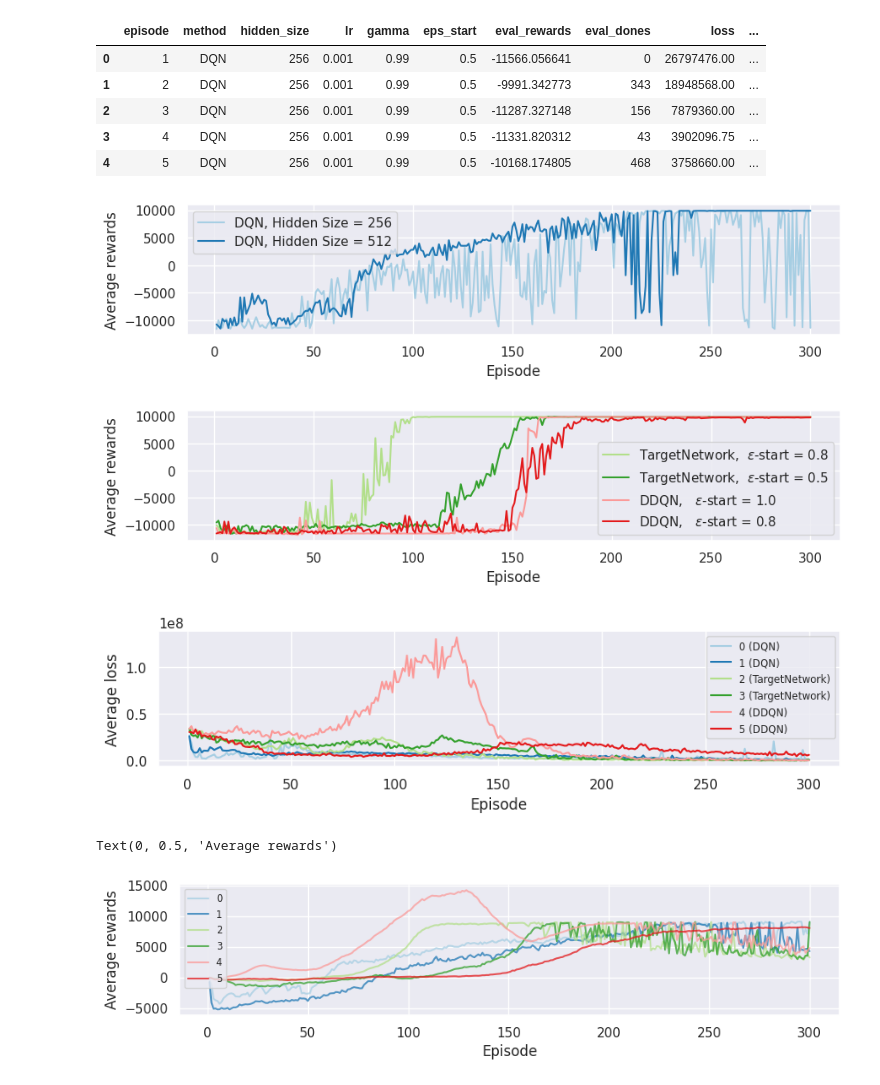
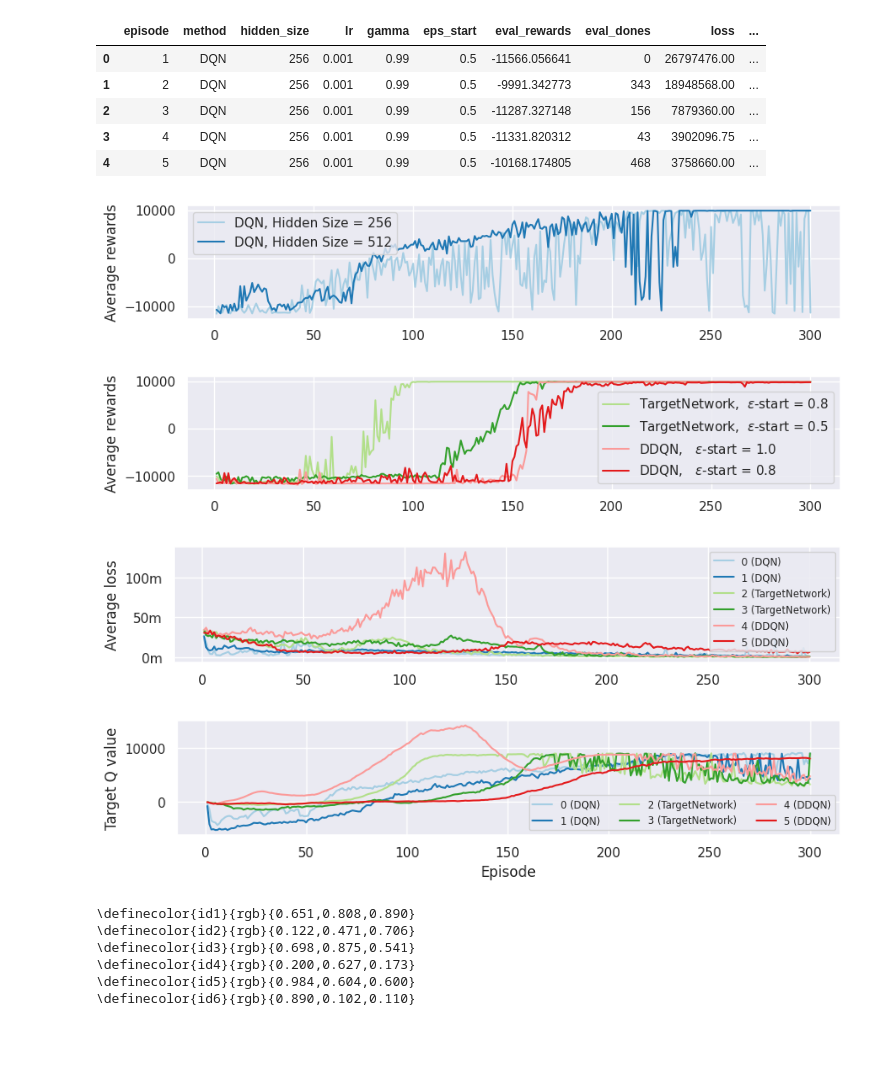
Before and after one commit to mfixman/ai-reinforcement, a Jupyter notebook: Report/Plots.ipynb, the cells around one changed output. Cells and saved outputs as stored; diff of their text form; code cells hidden in the pictures; blank space fills up the shorter version.

Commit message:
Adding extra plot.

```diff
--- a/Report/Plots.ipynb
+++ b/Report/Plots.ipynb
@@ -99,24 +101,24 @@ params.head()
 | 3 | 4 | DQN | 256 | 0.001 | 0.99 | 0.5 | -11331.820312 | 43 | 3902096.75 | ... |
 | 4 | 5 | DQN | 256 | 0.001 | 0.99 | 0.5 | -10168.174805 | 468 | 3758660.00 | ... |
 # %%
-pyplot.rcParams['figure.figsize'] = 10, 2
+pyplot.rcParams['figure.figsize'] = 10, 1.75
 seaborn_colors = seaborn.color_palette('Paired', 6)
 
 data = params[params.method == 'DQN']
 for e, (key, values) in enumerate(data.groupby(['id', 'method', 'hidden_size', 'lr', 'gamma', 'eps_start']), start = 1):
     pyplot.plot(values.episode, values.eval_rewards, label = f'DQN, Hidden Size = {key[2]}', color = seaborn_colors[key[0]])
 
 pyplot.legend()
 
 # pyplot.title('Average rewards per epoch using DQN')
-pyplot.xlabel('Episode')
+# pyplot.xlabel('Episode')
 pyplot.ylabel('Average rewards')
 
 pyplot.savefig('dqn_reward_size.png', bbox_inches = 'tight', pad_inches = 0, dpi = 300)
 # %% [output]
-[figure, old version]
+[figure, new version]
 # %%
-pyplot.rcParams['figure.figsize'] = 10, 2
+pyplot.rcParams['figure.figsize'] = 10, 1.75
 
 data = params[(params.method == 'TargetNetwork') | (params.method == 'DDQN')]
 for e, (key, values) in enumerate(data.groupby(['id', 'method', 'hidden_size', 'lr', 'gamma', 'eps_start']), start = 3):
@@ -125,14 +127,14 @@ for e, (key, values) in enumerate(data.groupby(['id', 'method', 'hidden_size', '
 pyplot.legend()
 
 # pyplot.title('Average rewards per epoch using Target Network')
-pyplot.xlabel('Episode')
+# pyplot.xlabel('Episode')
 pyplot.ylabel('Average rewards')
 
 pyplot.savefig('rest_reward_size.png', bbox_inches = 'tight', pad_inches = 0, dpi = 300)
 # %% [output]
-[figure, old version]
+[figure, new version]
 # %%
-pyplot.rcParams['figure.figsize'] = 10, 2
+pyplot.rcParams['figure.figsize'] = 10, 1.75
 
 data = params
 for e, (key, values) in enumerate(data.groupby(['id', 'method', 'hidden_size', 'lr', 'gamma', 'eps_start']), start = 1):
@@ -140,27 +142,38 @@ for e, (key, values) in enumerate(data.groupby(['id', 'method', 'hidden_size', '
 
 pyplot.legend(fontsize = 'x-small')
 
+pyplot.gca().yaxis.set_major_formatter(lambda x, _: f'{int(x // 1000000)}m')
+
 # pyplot.title('Average rewards per epoch using DQN')
-pyplot.xlabel('Episode')
+# pyplot.xlabel('Episode')
 pyplot.ylabel('Average loss')
 
 pyplot.savefig('losses.png', bbox_inches = 'tight', pad_inches = 0, dpi = 300)
 # %% [output]
-[figure, old version]
+[figure, new version]
 # %%
-pyplot.rcParams['figure.figsize'] = 10, 2
+pyplot.rcParams['figure.figsize'] = 10, 1.75
 
 data = params
 for e, (key, values) in enumerate(data.groupby(['id', 'method', 'hidden_size', 'lr', 'gamma', 'eps_start']), start = 1):
-    pyplot.plot(values.episode, values.q_step, label = f'{key[0]}', color = seaborn_colors[key[0]], alpha = .75)
+    pyplot.plot(values.episode, values.q_step, label = f'{key[0]} ({key[1]})', color = seaborn_colors[key[0]])
 
-pyplot.legend(fontsize = 'x-small')
+pyplot.legend(loc = 4, fontsize = 'x-small', ncols = 3)
 
 # pyplot.title('Average rewards per epoch using DQN')
 pyplot.xlabel('Episode')
-pyplot.ylabel('Average rewards')
+pyplot.ylabel('Target Q value')
 
-# pyplot.savefig('dqn_reward_size.png', bbox_inches = 'tight', pad_inches = 0, dpi = 300)
+pyplot.savefig('q_values.png', bbox_inches = 'tight', pad_inches = 0, dpi = 300)
 # %% [output]
-Text(0, 0.5, 'Average rewards')
-[figure, old version]
+[figure, new version]
+# %%
+for e, (r, g, b) in enumerate(seaborn_colors, start = 1):
+    print(f'\\definecolor{{id{e}}}{{rgb}}{{{r:.3f},{g:.3f},{b:.3f}}}')
+# %% [output]
+\definecolor{id1}{rgb}{0.651,0.808,0.890}
+\definecolor{id2}{rgb}{0.122,0.471,0.706}
+\definecolor{id3}{rgb}{0.698,0.875,0.541}
+\definecolor{id4}{rgb}{0.200,0.627,0.173}
+\definecolor{id5}{rgb}{0.984,0.604,0.600}
+\definecolor{id6}{rgb}{0.890,0.102,0.110}
```
Also changed, not shown: parts of 1 cell of this notebook, 6 other files.
